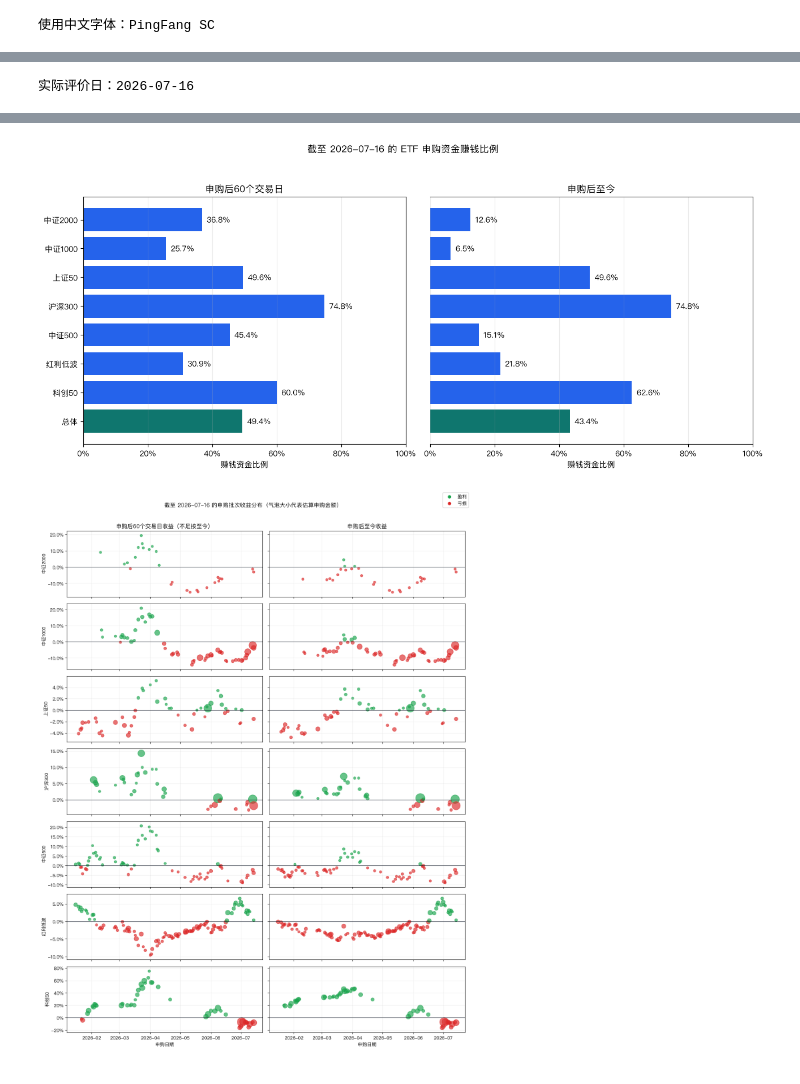
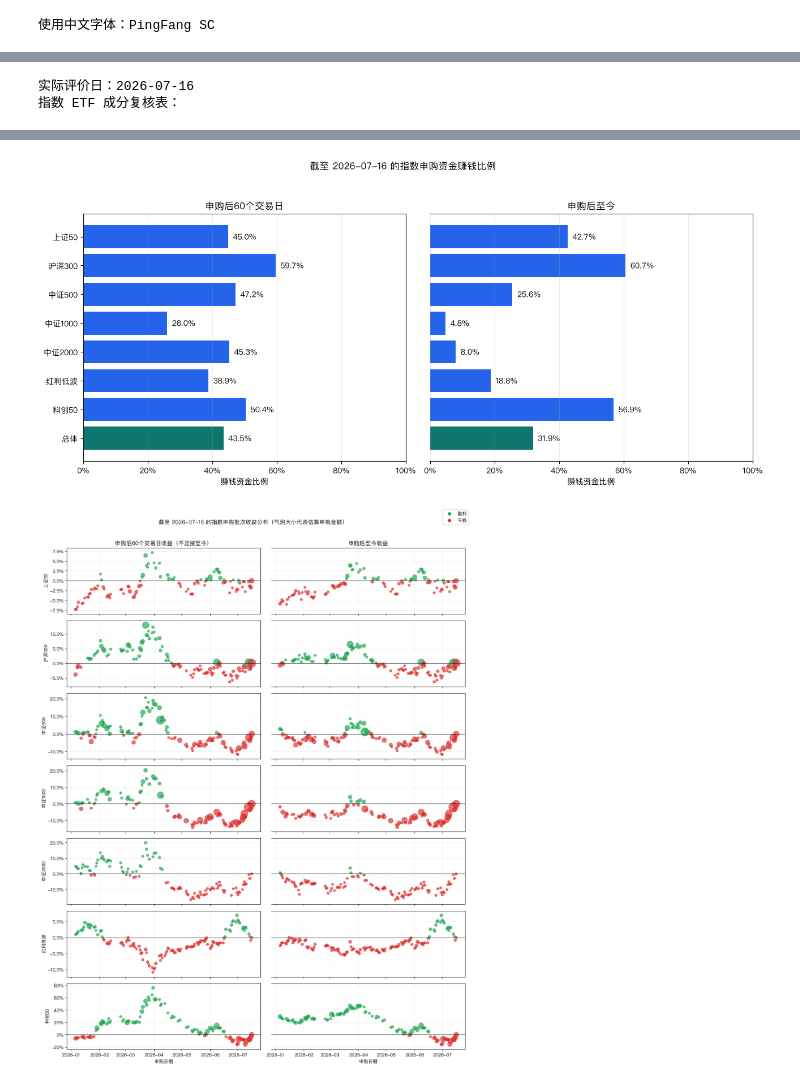
Before and after one commit to zyye00/mme, a Jupyter notebook: analyze_etf.ipynb, the cells around one changed output, grey strips where cells are left out. Cells and saved outputs as stored; diff of their text form; code cells hidden in the pictures.

```diff
--- a/analyze_etf.ipynb
+++ b/analyze_etf.ipynb
@@ -30,6 +32,7 @@ print(f'使用中文字体：{chinese_font}')
 shares_path = Path('data/etf_shares.parquet')
 nav_path = Path('data/etf_nav.parquet')
 splits_path = Path('data/etf_splits.parquet')
+universe_path = Path('config/etf_universe.csv')
 requested_as_of_date = None  # Example: '2026-06-30'
 
 if not shares_path.exists():
@@ -38,6 +41,8 @@ if not nav_path.exists():
     raise FileNotFoundError('未找到 data/etf_nav.parquet，请先运行 download_etf_nav.py。')
 if not splits_path.exists():
     raise FileNotFoundError('未找到 data/etf_splits.parquet，请先运行 download_etf_nav.py。')
+if not universe_path.exists():
+    raise FileNotFoundError('未找到 config/etf_universe.csv。')
 # %%
 SHARE_COLUMNS = {'date', 'fund_code', 'fund_name', 'total_shares'}
 NAV_COLUMNS = {'trade_date', 'fund_code', 'unit_nav', 'cumulative_nav', 'daily_return_pct'}
@@ -227,12 +278,22 @@ summary = pd.concat([summary, overall], ignore_index=True)
 # %%
 print(f'实际评价日：{as_of_date}')
+component_review = universe.groupby(['index_name', 'index_order'], as_index=False).agg(
+    etf_count=('fund_code', 'size'),
+    etf_components=('fund_name', lambda values: '、'.join(values)),
+).sort_values('index_order')
+component_review = component_review.loc[:, ['index_name', 'etf_count', 'etf_components']].rename(columns={
+    'index_name': '指数简称', 'etf_count': 'ETF数量', 'etf_components': 'ETF成分',
+})
+print('指数 ETF 成分复核表：')
+display(component_review.style.hide(axis='index'))
+
 display_summary = summary.loc[:, [
-    'display_name', 'subscription_amount',
+    'index_name', 'subscription_amount',
     'profitable_amount_60_trade_days', 'profitable_capital_ratio_60_trade_days',
     'profitable_amount_to_date', 'profitable_capital_ratio_to_date',
     'subscription_batches', 'completed_60_trade_day_batches',
 ]].rename(columns={
-    'display_name': '基金简称', 'subscription_amount': '正净申购金额',
+    'index_name': '指数简称', 'subscription_amount': '正净申购金额',
     'profitable_amount_60_trade_days': '60交易日赚钱资金金额',
     'profitable_capital_ratio_60_trade_days': '60交易日赚钱资金比例',
     'profitable_amount_to_date': '至今赚钱资金金额',
@@ -240,14 +301,14 @@ display_summary = summary.loc[:, [
     'subscription_batches': '申购批次数',
     'completed_60_trade_day_batches': '已满60交易日批次数',
 })
-display(display_summary.style.format({
+display(display_summary.style.hide(axis='index').format({
     '正净申购金额': '{:,.0f}', '60交易日赚钱资金金额': '{:,.0f}',
     '至今赚钱资金金额': '{:,.0f}', '60交易日赚钱资金比例': '{:.1%}',
     '至今赚钱资金比例': '{:.1%}',
-}))
+}, na_rep='—'))
 
-labels = summary['display_name']
-colors = ['#0F766E' if code == 'ALL' else '#2563EB' for code in summary['fund_code']]
+labels = summary['index_name']
+bar_colors = ['#0F766E' if code == 'ALL' else '#2563EB' for code in summary['index_code']]
 ratio_panels = [
     ('profitable_capital_ratio_60_trade_days', '申购后60个交易日'),
     ('profitable_capital_ratio_to_date', '申购后至今'),
@@ -255,22 +316,23 @@ ratio_panels = [
 figure, axes = plt.subplots(1, 2, figsize=(13, 6), sharey=True)
 for axis, (ratio_column, title) in zip(axes, ratio_panels):
     ratios = summary[ratio_column].fillna(0)
-    bars = axis.barh(labels, ratios, color=colors)
+    bars = axis.barh(labels, ratios, color=bar_colors)
     axis.set_xlim(0, 1)
     axis.xaxis.set_major_formatter(PercentFormatter(1))
     axis.set_xlabel('赚钱资金比例')
     axis.set_title(title)
     axis.grid(axis='x', alpha=0.25)
-    for bar, ratio in zip(bars, ratios):
+    for bar, ratio, raw_ratio in zip(bars, ratios, summary[ratio_column]):
         axis.text(
             min(ratio + 0.015, 0.94), bar.get_y() + bar.get_height() / 2,
-            f'{ratio:.1%}', va='center',
+            '—' if pd.isna(raw_ratio) else f'{ratio:.1%}', va='center',
         )
 axes[0].invert_yaxis()
 axes[1].tick_params(axis='y', left=False, labelleft=False)
 axes[1].spines['left'].set_visible(False)
-figure.suptitle(f'截至 {as_of_date} 的 ETF 申购资金赚钱比例')
+figure.suptitle(f'截至 {as_of_date} 的指数申购资金赚钱比例')
 plt.tight_layout(rect=[0, 0, 1, 0.94])
 plt.show()
 # %% [output]
 实际评价日：2026-07-16
+指数 ETF 成分复核表：
@@ -286,22 +356,22 @@ plt.show()
-[figure, old version]
+[figure, new version]
 # %%
-fund_code_list = summary.loc[summary['fund_code'] != 'ALL', 'fund_code'].tolist()
+index_rows = index_reference.to_dict('records')
 figure, axes = plt.subplots(
-    len(fund_code_list), 2, figsize=(13, max(5, 2.4 * len(fund_code_list))),
+    len(index_rows), 2, figsize=(13, max(5, 2.4 * len(index_rows))),
     sharex=True, sharey='row', squeeze=False,
 )
-maximum_amount = batches['estimated_subscription_amount'].max() if not batches.empty else 1
+maximum_amount = index_daily_batches['estimated_subscription_amount'].max() if not index_daily_batches.empty else 1
 return_panels = [
     ('return_60_trade_days', 'profitable_60_trade_days'),
     ('return_to_date', 'profitable_to_date'),
 ]
 
-for row_index, fund_code in enumerate(fund_code_list):
-    data = batches.loc[batches['fund_code'] == fund_code]
+for row_index, index_row in enumerate(index_rows):
+    data = index_daily_batches.loc[index_daily_batches['index_code'] == index_row['index_code']]
     bubble_sizes = 25 + 375 * data['estimated_subscription_amount'] / maximum_amount
     combined_returns = data[['return_60_trade_days', 'return_to_date']].stack()
-    lower = min(combined_returns.min(), 0)
-    upper = max(combined_returns.max(), 0)
+    lower = min(combined_returns.min(), 0) if not combined_returns.empty else -0.01
+    upper = max(combined_returns.max(), 0) if not combined_returns.empty else 0.01
     padding = max((upper - lower) * 0.08, 0.005)
     for column_index, (return_column, profitable_column) in enumerate(return_panels):
         axis = axes[row_index, column_index]
@@ -317,7 +387,9 @@ for row_index, fund_code in enumerate(fund_code_list):
         axis.yaxis.set_major_formatter(PercentFormatter(1))
         axis.grid(alpha=0.2)
     axes[row_index, 0].set_ylim(lower - padding, upper + padding)
-    axes[row_index, 0].set_ylabel(FUND_DISPLAY_NAMES[fund_code])
+    axes[row_index, 0].set_ylabel(index_row['index_name'])
+    axes[row_index, 1].tick_params(axis='y', left=False, labelleft=False)
+    axes[row_index, 1].spines['left'].set_visible(False)
 
 axes[0, 0].set_title('申购后60个交易日收益（不足按至今）')
 axes[0, 1].set_title('申购后至今收益')
@@ -328,8 +400,8 @@ legend_handles = [
 figure.legend(handles=legend_handles, loc='upper right')
 axes[-1, 0].set_xlabel('申购日期')
 axes[-1, 1].set_xlabel('申购日期')
-figure.suptitle(f'截至 {as_of_date} 的申购批次收益分布（气泡大小代表估算申购金额）')
+figure.suptitle(f'截至 {as_of_date} 的指数申购批次收益分布（气泡大小代表估算申购金额）')
 plt.tight_layout(rect=[0, 0, 1, 0.97])
 plt.show()
 # %% [output]
-[figure, old version]
+[figure, new version]
```
Also changed, not shown: parts of 4 cells of this notebook, 10 other files.
